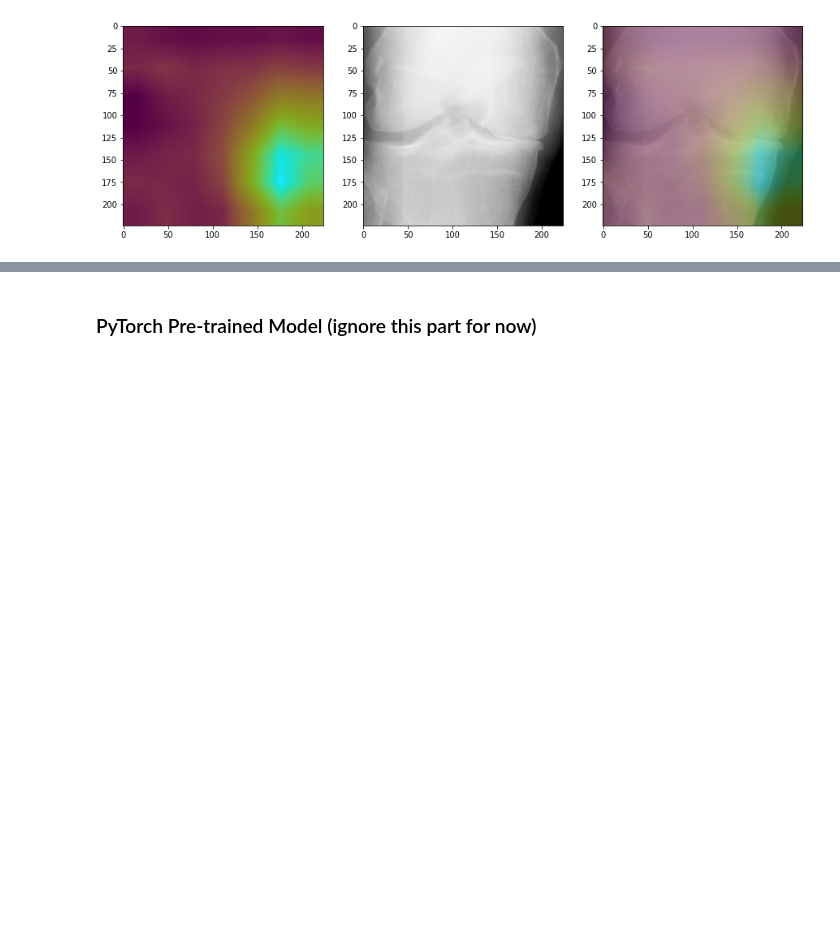
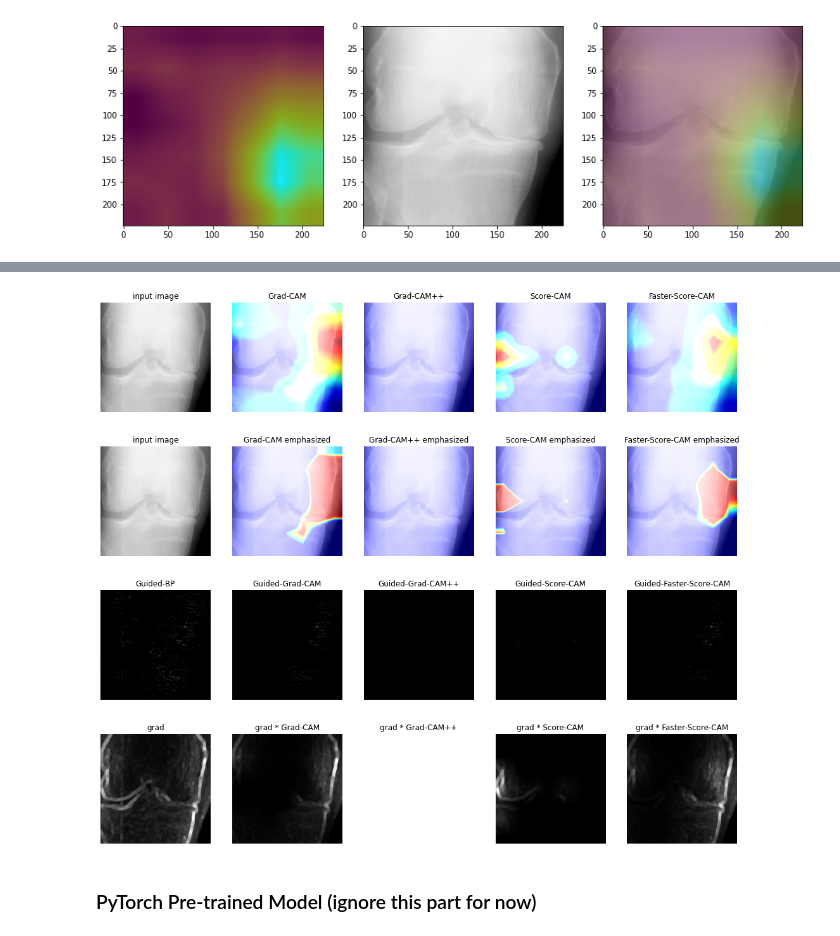
Before and after one commit to jah377/XAI_ImageClassification, a Jupyter notebook: model_test.ipynb, the cells around one changed output, grey strips where cells are left out. Cells and saved outputs as stored; diff of their text form; code cells hidden in the pictures; blank space fills up the shorter version.

```diff
--- a/model_test.ipynb
+++ b/model_test.ipynb
@@ -260,4 +278,4 @@ plot_train_performance(h)
 ### Load Model
 # %%
 # load model
-loaded_model = tf.keras.models.load_model('/content/drive/MyDrive/DSP-H3-Quin/model_2.h5')
+model = tf.keras.models.load_model('/content/drive/MyDrive/DSP-H3-Quin/model_2.h5')
@@ -461,3 +658,101 @@ ax[2].imshow(output)
+# %%
+img_path = '/content/drive/MyDrive/DSP-H3-Quin/data_set/kneeKL224/test/4/9012867R.png'
+orig_img = np.array(load_img(img_path),dtype=np.uint8)
+img_array = read_and_preprocess_img(img_path, size=(224,224))
+
+layer_name = "conv5_block32_concat"
+
+grad_cam=GradCam(model,img_array,layer_name)
+grad_cam_superimposed = superimpose(img_path, grad_cam)
+grad_cam_emphasized = superimpose(img_path, grad_cam, emphasize=True)
+
+grad_cam_plus_plus=GradCamPlusPlus(model,img_array,layer_name)
+grad_cam_plus_plus_superimposed = superimpose(img_path, grad_cam_plus_plus)
+grad_cam_plus_plus_emphasized = superimpose(img_path, grad_cam_plus_plus, emphasize=True)
+
+score_cam=ScoreCam(model,img_array,layer_name)
+score_cam_superimposed = superimpose(img_path, score_cam)
+score_cam_emphasized = superimpose(img_path, score_cam, emphasize=True)
+
+faster_score_cam=ScoreCam(model,img_array,layer_name, max_N=10)
+faster_score_cam_superimposed = superimpose(img_path, faster_score_cam)
+faster_score_cam_emphasized = superimpose(img_path, faster_score_cam, emphasize=True)
+
+saliency = GuidedBackPropagation(model, img_array, layer_name)
+saliency_resized = cv2.resize(saliency, (orig_img.shape[1], orig_img.shape[0]))
+
+grad_cam_resized = cv2.resize(grad_cam, (orig_img.shape[1], orig_img.shape[0]))
+guided_grad_cam = saliency_resized * grad_cam_resized[..., np.newaxis]
+
+grad_cam_plus_plus_resized = cv2.resize(grad_cam_plus_plus, (orig_img.shape[1], orig_img.shape[0]))
+guided_grad_cam_plus_plus = saliency_resized * grad_cam_plus_plus_resized[..., np.newaxis]
+
+score_cam_resized = cv2.resize(score_cam, (orig_img.shape[1], orig_img.shape[0]))
+guided_score_cam = saliency_resized * score_cam_resized[..., np.newaxis]
+
+faster_score_cam_resized = cv2.resize(faster_score_cam, (orig_img.shape[1], orig_img.shape[0]))
+guided_faster_score_cam = saliency_resized * faster_score_cam_resized[..., np.newaxis]
+
+img_gray = cv2.imread(img_path, 0)
+dx = cv2.Sobel(img_gray, cv2.CV_64F, 1, 0, ksize=3)
+dy = cv2.Sobel(img_gray, cv2.CV_64F, 0, 1, ksize=3)
+grad = np.sqrt(dx ** 2 + dy ** 2)  #Get image gradient
+grad = cv2.dilate(grad,kernel=np.ones((5,5)), iterations=1)  #Fattening process
+grad -= np.min(grad)
+grad /= np.max(grad)  # scale 0. to 1.
+
+grad_times_grad_cam = grad * grad_cam_resized
+grad_times_grad_cam_plus_plus = grad * grad_cam_plus_plus_resized
+grad_times_score_cam = grad * score_cam_resized
+grad_times_faster_score_cam = grad * faster_score_cam_resized
+
+fig, ax = plt.subplots(nrows=4,ncols=5, figsize=(18, 16))
+ax[0,0].imshow(orig_img)
+ax[0,0].set_title("input image")
+ax[0,1].imshow(grad_cam_superimposed)
+ax[0,1].set_title("Grad-CAM")
+ax[0,2].imshow(grad_cam_plus_plus_superimposed)
+ax[0,2].set_title("Grad-CAM++")
+ax[0,3].imshow(score_cam_superimposed)
+ax[0,3].set_title("Score-CAM")
+ax[0,4].imshow(faster_score_cam_superimposed)
+ax[0,4].set_title("Faster-Score-CAM")
+ax[1,0].imshow(orig_img)
+ax[1,0].set_title("input image")
+ax[1,1].imshow(grad_cam_emphasized)
+ax[1,1].set_title("Grad-CAM emphasized")
+ax[1,2].imshow(grad_cam_plus_plus_emphasized)
+ax[1,2].set_title("Grad-CAM++ emphasized")
+ax[1,3].imshow(score_cam_emphasized)
+ax[1,3].set_title("Score-CAM emphasized")
+ax[1,4].imshow(faster_score_cam_emphasized)
+ax[1,4].set_title("Faster-Score-CAM emphasized")
+ax[2,0].imshow(saliency_resized)
+ax[2,0].set_title("Guided-BP")
+ax[2,1].imshow(guided_grad_cam)
+ax[2,1].set_title("Guided-Grad-CAM")
+ax[2,2].imshow(guided_grad_cam_plus_plus)
+ax[2,2].set_title("Guided-Grad-CAM++")
+ax[2,3].imshow(guided_score_cam)
+ax[2,3].set_title("Guided-Score-CAM")
+ax[2,4].imshow(guided_faster_score_cam)
+ax[2,4].set_title("Guided-Faster-Score-CAM")
+ax[3,0].imshow(grad, 'gray')
+ax[3,0].set_title("grad")
+ax[3,1].imshow(grad_times_grad_cam, 'gray')
+ax[3,1].set_title("grad * Grad-CAM")
+ax[3,2].imshow(grad_times_grad_cam_plus_plus, 'gray')
+ax[3,2].set_title("grad * Grad-CAM++")
+ax[3,3].imshow(grad_times_score_cam, 'gray')
+ax[3,3].set_title("grad * Score-CAM")
+ax[3,4].imshow(grad_times_faster_score_cam, 'gray')
+ax[3,4].set_title("grad * Faster-Score-CAM")
+for i in range(4):
+    for j in range(5):
+        ax[i,j].axis('off')
+plt.show()
+# %% [output]
+[figure, added]
 # %% [markdown]
 ### PyTorch Pre-trained Model (ignore this part for now)
 # %%
```
Also changed, not shown: parts of 6 cells of this notebook.
